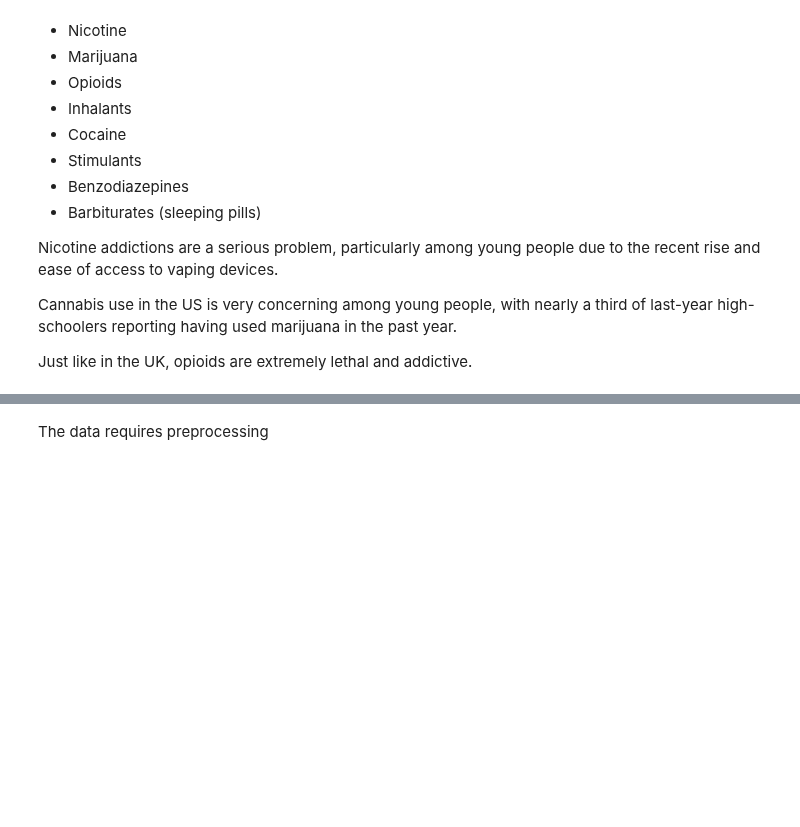
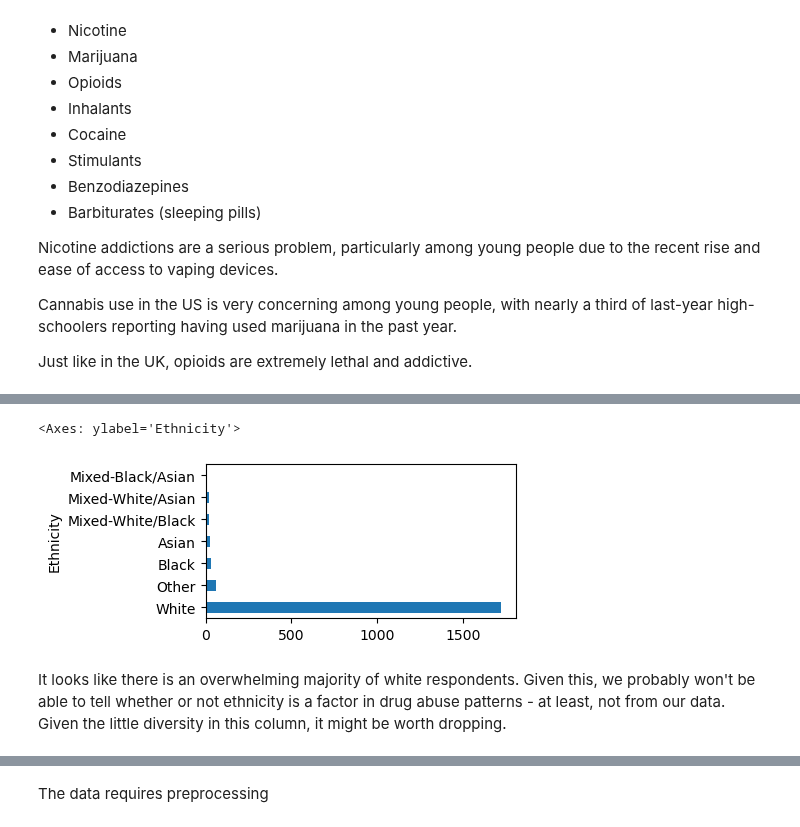
Before and after one commit to maksio420/ML, a Jupyter notebook: 7-final-drugs-anal/7. Final Group Project.ipynb, the cells around one changed output, grey strips where cells are left out. Cells and saved outputs as stored; diff of their text form; code cells hidden in the pictures; blank space fills up the shorter version.

```diff
--- a/7-final-drugs-anal/7. Final Group Project.ipynb
+++ b/7-final-drugs-anal/7. Final Group Project.ipynb
@@ -359,0 +358,10 @@ After these findings about the two most representative countries in our data, th
+# %%
+just_ethnicity = dataRaw['Ethnicity']
+
+plt.figure(figsize=(4,2))
+just_ethnicity.value_counts().plot(kind='barh')
+# %% [output]
+<Axes: ylabel='Ethnicity'>
+[figure, added]
+# %% [markdown]
+It looks like there is an overwhelming majority of white respondents. Given this, we probably won't be able to tell whether or not ethnicity is a factor in drug abuse patterns - at least, not from our data. Given the little diversity in this column, it might be worth dropping.
```
Also changed, not shown: parts of 53 cells of this notebook.
